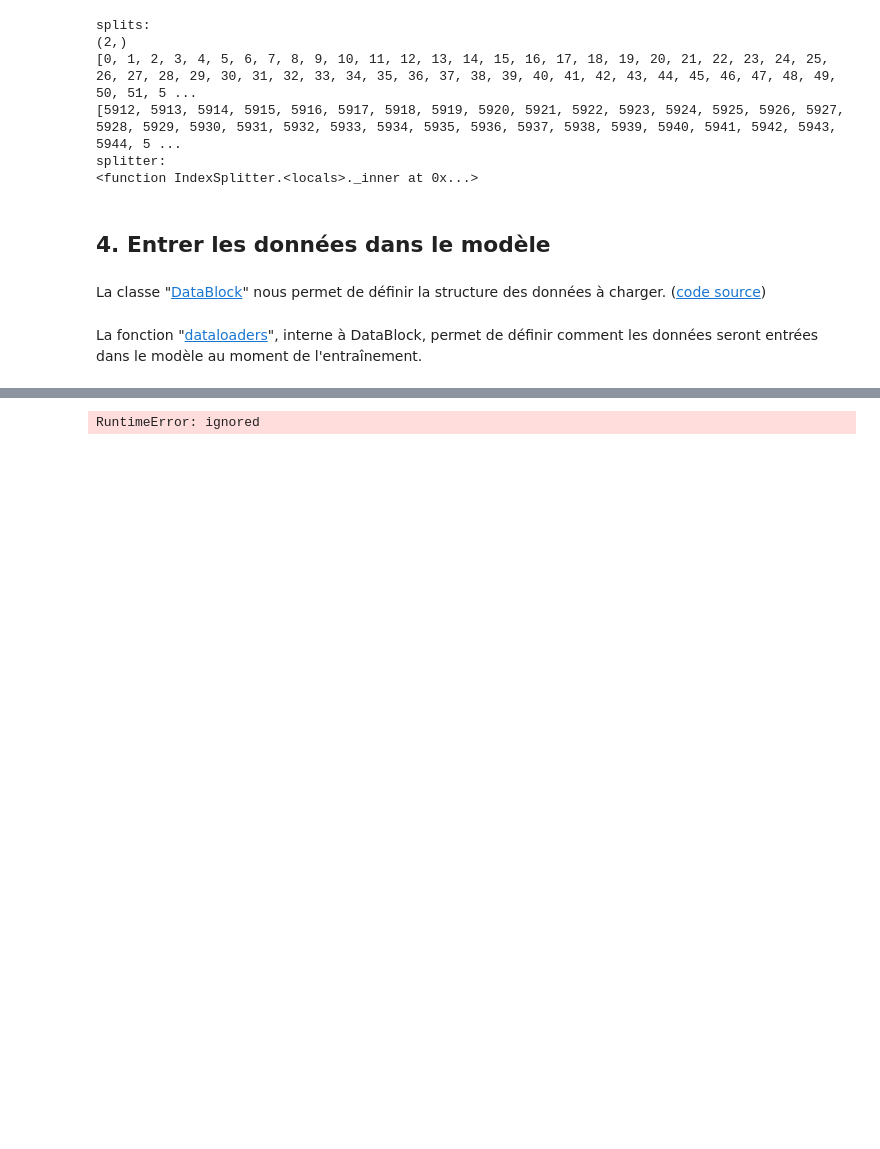
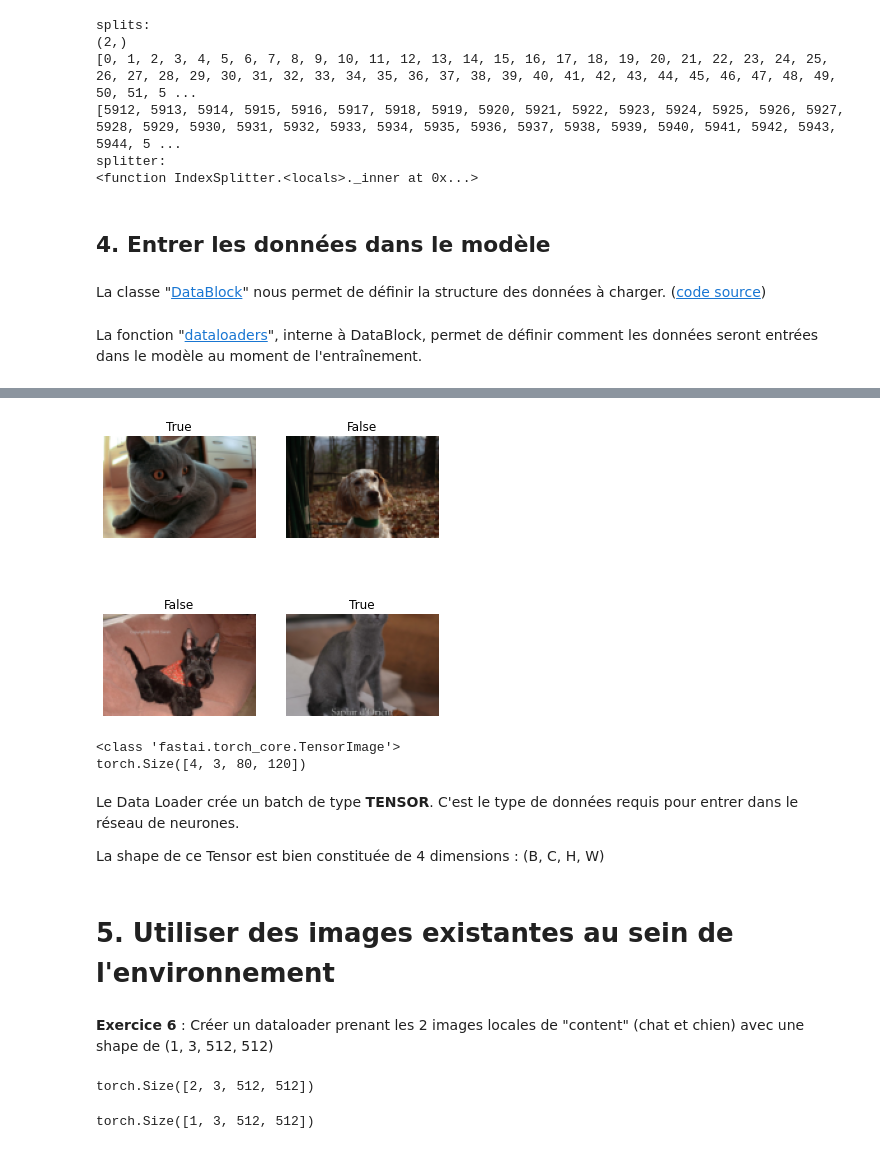
Before and after one commit to antmaio/Creactif_Fastai, a Jupyter notebook: Fastai_Seance3.ipynb, the cells around one changed output, grey strips where cells are left out. Saved outputs shown, nothing was run; the diff lists cells and outputs as text; code cells hidden in the pictures; blank space fills up the shorter version.

```diff
--- a/Fastai_Seance3.ipynb
+++ b/Fastai_Seance3.ipynb
@@ -194,11 +265,12 @@ Créer un loader (PETS data) qui split les données de manière aléatoire (70%
 # %%
-# votre code
-splitter = RandomSplitter(valid_pct=0.3)
+# Solution 5
+splitter = RandomSplitter(valid_pct=0.3) #pas besoin de définir des indices car on split de manière aléatoire
 pets = DataBlock(blocks=(ImageBlock, CategoryBlock),
                  get_items=get_image_files,
                  get_y = label_func,
-                 splitter=splitter)
+                 splitter=splitter,
+                 item_tfms=Resize((80,120)))
 dls = pets.dataloaders(untar_data(URLs.PETS)/"images", bs=4)
 dls.show_batch()
 # %% [output]
-RuntimeError: ignored
+[figure, added]
@@ -212,0 +277,58 @@ pets = DataBlock(blocks=(ImageBlock, CategoryBlock),
+# %%
+batch1 = dls.one_batch()[0] # le [0] permet de sélectionner les entrées car one_batch extrait un Tuple (entrée, sortie)
+print(type(batch1))
+print(batch1.shape)
+# %% [output]
+<class 'fastai.torch_core.TensorImage'>
+torch.Size([4, 3, 80, 120])
+# %% [markdown]
+Le Data Loader crée un batch de type **TENSOR**. C'est le type de données requis pour entrer dans le réseau de neurones.
+
+La shape de ce Tensor est bien constituée de 4 dimensions : (B, C, H, W)
+# %% [markdown]
+# 5. Utiliser des images existantes au sein de l'environnement
+# %% [markdown]
+**Exercice 6** :
+Créer un dataloader prenant les 2 images locales de "content" (chat et chien) avec une shape de (1, 3, 512, 512)
+# %%
+# Solution 6
+# 1) On rassemble toutes les images au sein d'un tensor avec la shape voulue (excepté pour le batch size qui est défini dans le dataloader)
+im_tensor = torch.zeros(len(mes_images), 3, 512, 512) #création du tensor vide
+for i,item in enumerate(mes_images):
+  mon_image = read_image(item)            # lecture de l'image
+  im_tensor[i] = mon_image[:,:512,:512]   # on crop l'image à la taille voulue
+print(im_tensor.shape)
+# %% [output]
+torch.Size([2, 3, 512, 512])
+# %%
+# Solution 6
+# 2) on définit les catégories
+cat = [1, 0] # la 1ère image est un chat et la 2ème est un chien
+
+# 3) on définit un nouveau dataloader
+def my_dataloader(tensor_entree, cat_sortie):
+  def pass_index(i):    # par défaut, "dblock.dataloaders" prend une liste d'indices en argument, il faut définir comment les gérer
+    return i
+
+  def get_x(i):         # comment charger les inputs
+    return tensor_entree[i]
+
+  def get_y(i):         # comment charger les outputs
+    return cat_sortie[i]
+
+  # on crée le DataBlock (note: pas besoin de splitter parce qu'on a que 2 images donc pas assez pour entrainement/validation)
+  dblock = DataBlock( blocks=(TransformBlock, CategoryBlock),
+                      get_items=pass_index,
+                      get_x=get_x,
+                      get_y=get_y)
+
+  nombre_images = tensor_entree.shape[0] #la première dimension du tensor d'entrée nous donne le nombre d'éléments à traiter
+  dls = dblock.dataloaders(list(range(nombre_images)), bs=1)
+
+  return dls
+
+# 4) on crée le dataloader
+dls = my_dataloader(im_tensor, cat)
+print(dls.one_batch()[0].shape)
+# %% [output]
+torch.Size([1, 3, 512, 512])
```
Also changed, not shown: parts of 31 cells of this notebook.
